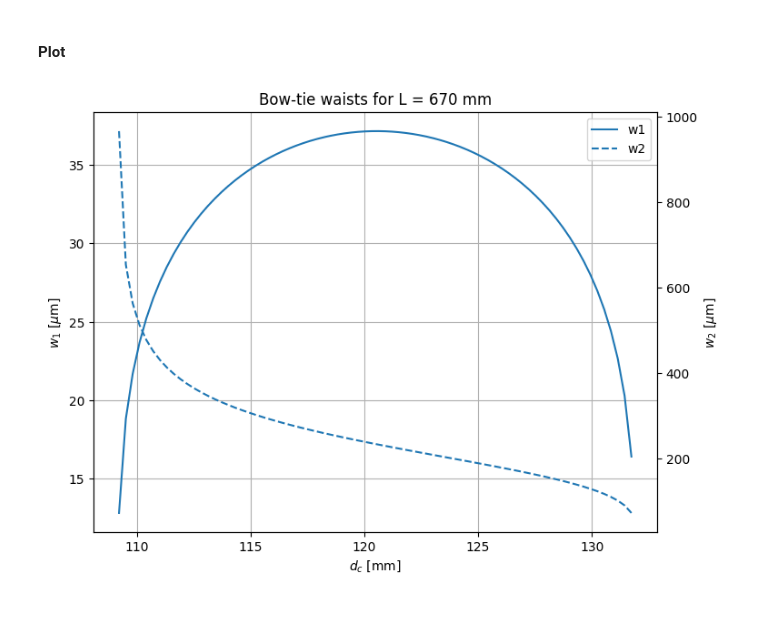
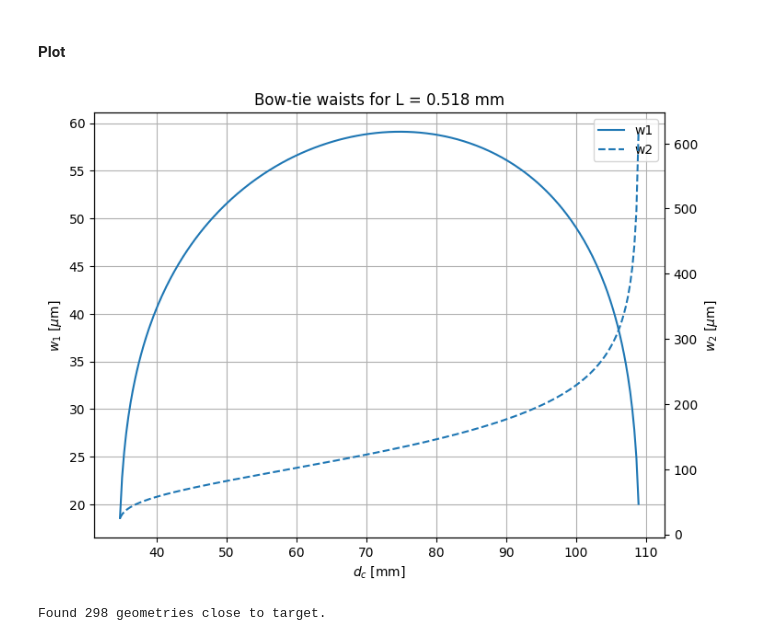
Before and after one commit to eq15t-panda/DesignCavity, a Jupyter notebook: cavity_sweep.ipynb, the cells around one changed output. Cells and saved outputs as stored; diff of their text form; code cells hidden in the pictures; blank space fills up the shorter version.

Commit message:
Added couplers L_range values to match D2 linewidth

```diff
--- a/cavity_sweep.ipynb
+++ b/cavity_sweep.ipynb
@@ -194,5 +197,15 @@ plt.show()
+# %%
+L_ranges = [
+    [518, 631],   # T = 5%
+    [671, 819],   # T = 7%
+    [908, 1109],   # T = 10%
+    [1071, 1308],   # T = 12%
+]
 # %%
-L_bowtie = np.linspace(start=670, stop=820, num=800) * 1e-3 # mm
+i = 0 # i between 0 and 3 !
+start, stop = L_ranges[i][0], L_ranges[i][1]
+
+L_bowtie = np.linspace(start=start, stop=stop, num=800) * 1e-3 # mm
 d_curved_array = np.linspace(start=20, stop=260, num=800) * 1e-3 # distance between curved mirror (mm)
 # %%
 # Curved mirrors waist
@@ -287,32 +300,65 @@ ax1.plot(
     waist1_values[i] * 1e6,
     label="w1",
 )
 
 ax1.set_xlabel(r"$d_c$ [mm]")
 ax1.set_ylabel(r"$w_1$ [$\mu$m]")
 ax1.grid()
 
 # Right axis: w2
 ax2 = ax1.twinx()
 
 ax2.plot(
     d_curved_stable[i] * 1e3,
     waist2_values[i] * 1e6,
     label="w2",
     linestyle="--",
 )
 
 ax2.set_ylabel(r"$w_2$ [$\mu$m]")
 
 # Common title
-plt.title(f"Bow-tie waists for L = {L_stable[i]*1e3:.0f} mm")
+plt.title(f"Bow-tie waists for L = {L_stable[i]*1e3:.3f} mm")
 
 # Combined legend
 lines1, labels1 = ax1.get_legend_handles_labels()
 lines2, labels2 = ax2.get_legend_handles_labels()
 
 ax1.legend(lines1 + lines2, labels1 + labels2)
 
 plt.show()
 # %% [output]
-[figure, old version]
+[figure, new version]
+# %%
+target_w1 = 35e-6   # m
+tol = 1e-6        # m
+
+L_match = []
+d_match = []
+w1_match = []
+
+for i, L in enumerate(L_stable):
+
+    w1_arr = waist1_values[i]
+    d_arr = d_curved_stable[i]
+
+    # maximum achievable w1 for this L
+    w1_max = np.max(w1_arr)
+
+    if w1_max >= target_w1:
+
+        # closest point to target
+        i_target = np.argmin(np.abs(w1_arr - target_w1))
+
+        if np.abs(w1_arr[i_target] - target_w1) < tol:
+            L_match.append(L)
+            d_match.append(d_arr[i_target])
+            w1_match.append(w1_arr[i_target])
+
+L_match = np.array(L_match)
+d_match = np.array(d_match)
+w1_match = np.array(w1_match)
+
+print(f"Found {len(L_match)} geometries close to target.")
+# %% [output]
+Found 298 geometries close to target.
```
Also changed, not shown: parts of 2 cells of this notebook.
